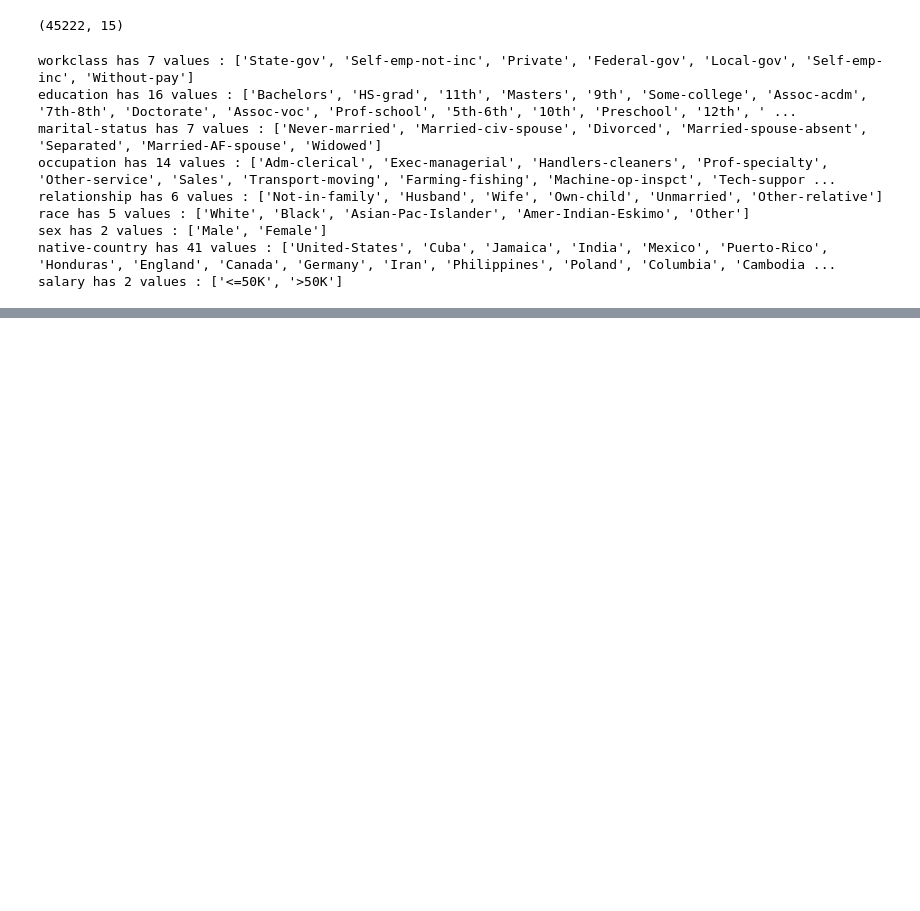
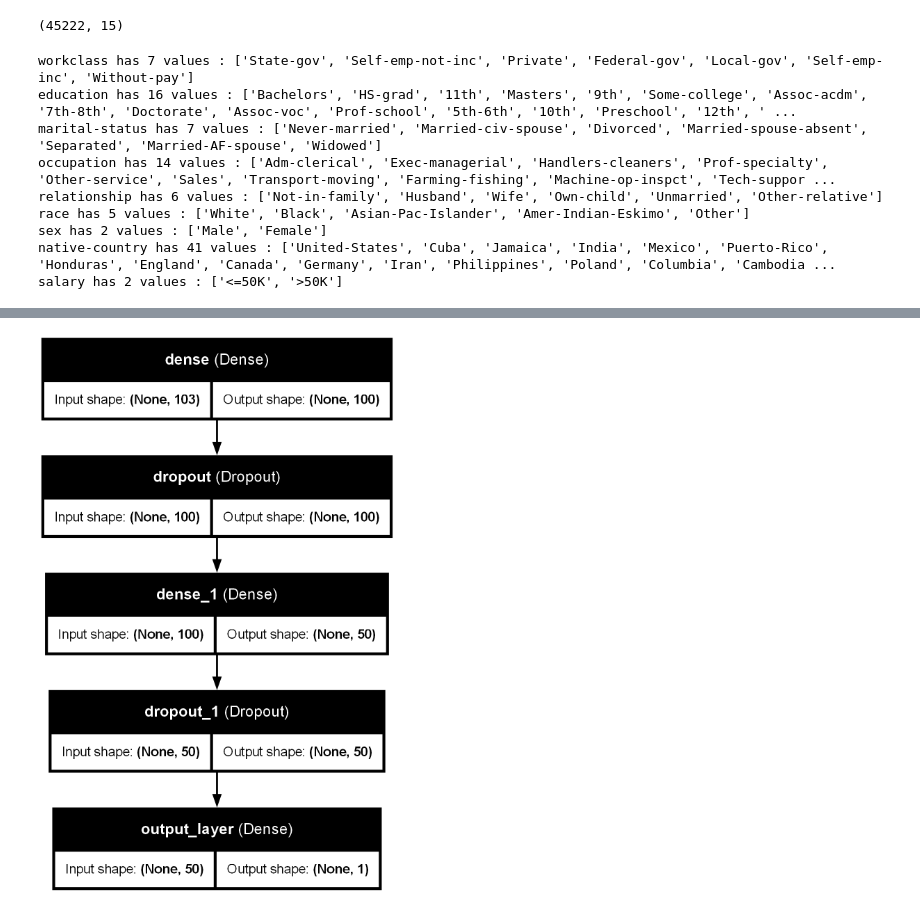
Before and after one commit to venator158/addwep, a Jupyter notebook: notebooks/adults.ipynb, the cells around one changed output, grey strips where cells are left out. Saved outputs shown, nothing was run; the diff lists cells and outputs as text; code cells hidden in the pictures; blank space fills up the shorter version.

Commit message:
feat: Baseline model complete in notebook accuracy 85% recall 71% precision 69%

```diff
--- a/notebooks/adults.ipynb
+++ b/notebooks/adults.ipynb
@@ -68,0 +83,8 @@ salary has 2 values : ['<=50K', '>50K']
+# %%
+def convert_to_onehot(data,columns):
+  dummies = pd.get_dummies(data[columns])
+  data = data.drop(columns, axis=1)
+  data = pd.concat([data, dummies], axis=1)
+  return data
+# %%
+df = convert_to_onehot(df,categorical_columns)
@@ -68,0 +132,7 @@ salary has 2 values : ['<=50K', '>50K']
+# %%
+from sklearn.model_selection import train_test_split
+x_data = df.drop('salary', axis=1)
+y_labels = df['salary']
+x_train, x_test, y_train, y_test = train_test_split(x_data, y_labels, test_size=0.2, shuffle=True)
+print(x_train.shape, y_train.shape)
+print(x_test.shape, y_test.shape)
@@ -68,0 +248,4 @@ salary has 2 values : ['<=50K', '>50K']
+# %%
+keras.utils.plot_model(model, show_shapes=True, show_layer_names=True, expand_nested=True)
+# %% [output]
+[figure, added]
```
Also changed, not shown: parts of 9 cells of this notebook, 4 other files.
